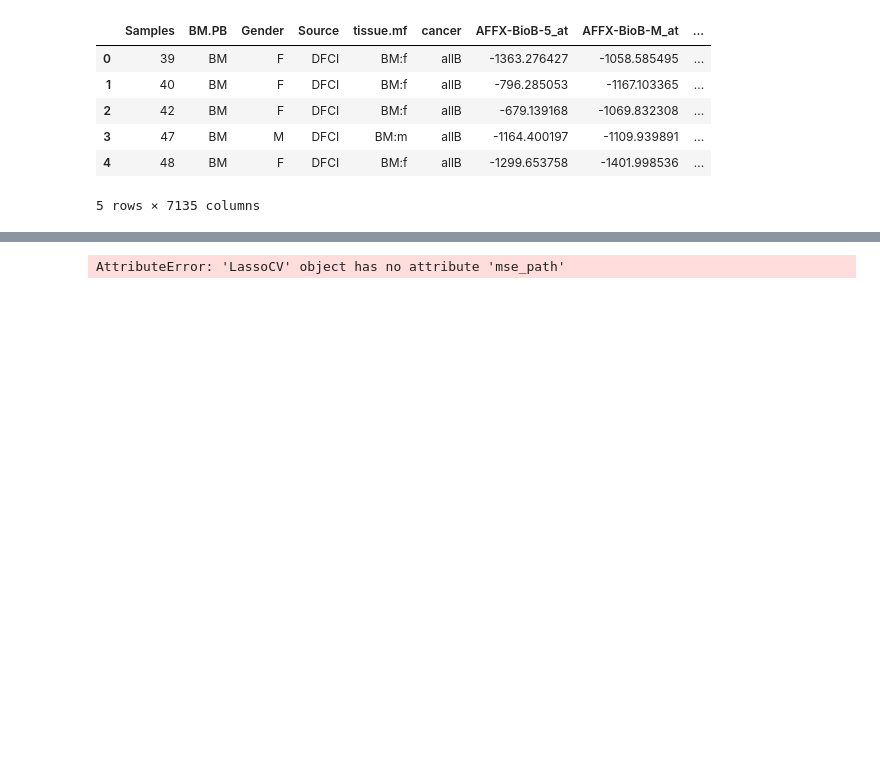
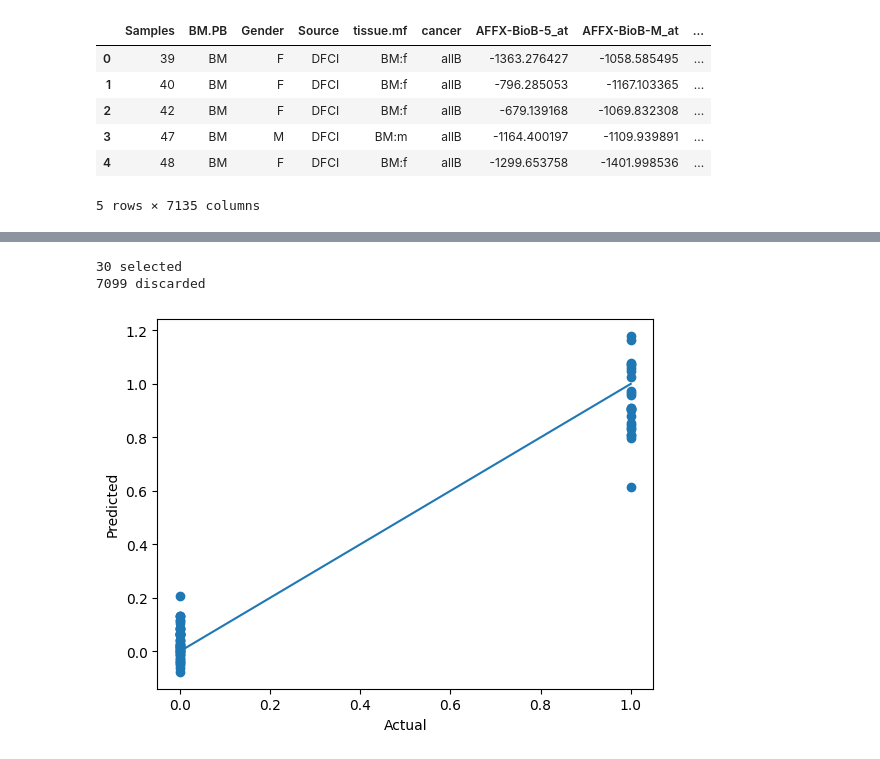
Before and after one commit to arya-rajesh-99/undergrad_ml_assignments, a Jupyter notebook: genomics_lab.ipynb, the cells around one changed output, grey strips where cells are left out. Saved outputs shown, nothing was run; the diff lists cells and outputs as text; code cells hidden in the pictures; blank space fills up the shorter version.

```diff
--- a/genomics_lab.ipynb
+++ b/genomics_lab.ipynb
@@ -101,9 +155,26 @@ sns.scatterplot(x=y, y=y_hat)
 # %%
 import seaborn as sns
+import matplotlib.pyplot as plt
 from sklearn.linear_model import LassoCV, lasso_path
 
 model = LassoCV(cv=10, random_state = 100)
 model = model.fit (genes,y)
-sns.lineplot(x=model.alphas_, y=model.mse_path.mean())
+mean_mse = model.mse_path_.mean(axis=1)
+
+coefs = model.coef_
+
+selected_genes = genes.columns[coefs != 0] # when they are not equal to zero they are discard
+discarded_genes = genes.columns[coefs == 0] #when equal to zero they are discarded
+
+print(len(selected_genes), "selected")
+print(len(discarded_genes), "discarded")
+
+plt.scatter(y, model.predict(genes))
+plt.plot([0,1],[0,1])
+plt.xlabel("Actual")
+plt.ylabel("Predicted")
+plt.show()
 # %% [output]
-AttributeError: 'LassoCV' object has no attribute 'mse_path'
+30 selected
+7099 discarded
+[figure, added]
```
Also changed, not shown: parts of 10 cells of this notebook.
